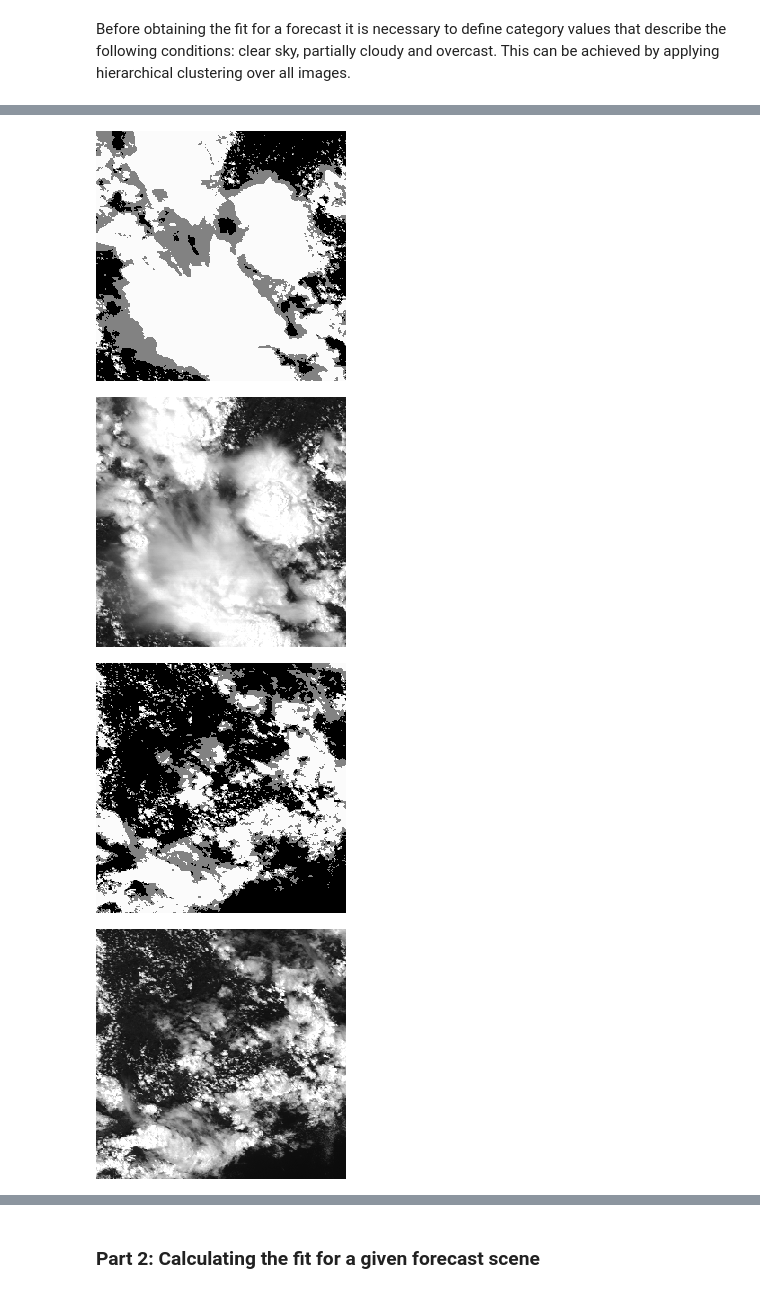
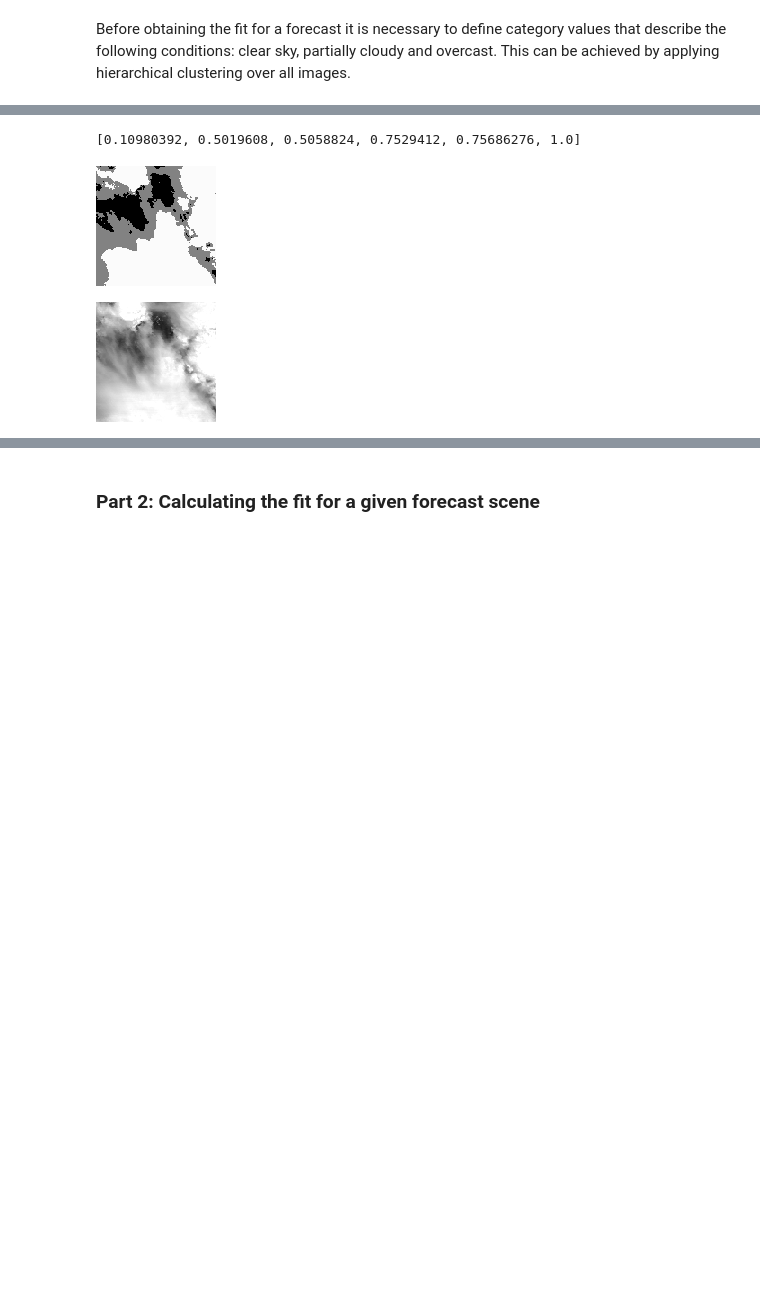
Before and after one commit to rod-xavier/masters-codes, a Jupyter notebook: optical_flow.ipynb, the cells around one changed output, grey strips where cells are left out. Cells and saved outputs as stored; diff of their text form; code cells hidden in the pictures; blank space fills up the shorter version.

```diff
--- a/optical_flow.ipynb
+++ b/optical_flow.ipynb
@@ -589,11 +623,6 @@ for location in locations:
 # %%
 # Setting cluster number and method
-hc = AgglomerativeClustering(n_clusters = 3, affinity = 'euclidean', linkage ='ward')
+hc = AgglomerativeClustering(n_clusters = clusters, affinity = 'euclidean', linkage ='ward')
 
-# Creating empty lists to store the values of clusters from all images
-cluster1_mins = []
-cluster1_maxs = []
-cluster2_mins = []
-cluster2_maxs = []
-cluster3_mins = []
-cluster3_maxs = []
+# Training and predicting
+y_hc=hc.fit_predict(X)
@@ -640,23 +629,27 @@ Currently calculating clusters for Sao Martinho da Serra
+# %%
+cats = []
+
+for i in range (0, clusters):
+    cats.append(X[y_hc == i, 0].min())
+    cats.append(X[y_hc == i, 0].max())
+
+cats.sort()
+cats
+# %% [output]
+[0.10980392, 0.5019608, 0.5058824, 0.7529412, 0.75686276, 1.0]
 # %%
-# Displaying a sample of categorized and real images
-# Looping through locations
-for location in locations:
+# Changing file path
+path = rf"C:\Users\rodri\Documents\Unifesp\Mestrado\Figuras\Goes\{location}\Sample"
+directory = os.fsencode(path)
+os.chdir(path)
 
-    # Changing file path
-    path = rf"C:\Users\rodri\Documents\Unifesp\Mestrado\Figuras\Goes\{location[0]}\Sample"
-    directory = os.fsencode(path)
-    os.chdir(path)
-
-    file = '2_2019_01_01_1726.png'
-    img = mpimg.imread(file)
-    img = np.where(img<=cats[1], 0, img)
-    img = np.where(((img<cats[5]) & (img>cats[1])), 0.5, img)
-    img = np.where(img>=cats[5], 1, img)
-    im = Image.fromarray(np.uint8(cm.gist_earth(img)*255)).convert('LA')
-    im1 = Image.open(file)
-    display(im, im1)
+img = mpimg.imread(file)
+img = np.where(img < cats[2], 0, img)
+img = np.where(((img <= cats[3]) & (img > cats[2])), 0.5, img)
+img = np.where(img > cats[3], 1, img)
+im = Image.fromarray(np.uint8(cm.gist_earth(img)*255)).convert('LA')
+im1 = Image.open(file)
+display(im, im1)
 # %% [output]
-[figure, old version]
+[figure, new version]
-[figure, old version]
+[figure, new version]
-[figure, removed]
-[figure, removed]
```
Also changed, not shown: parts of 11 cells of this notebook.
